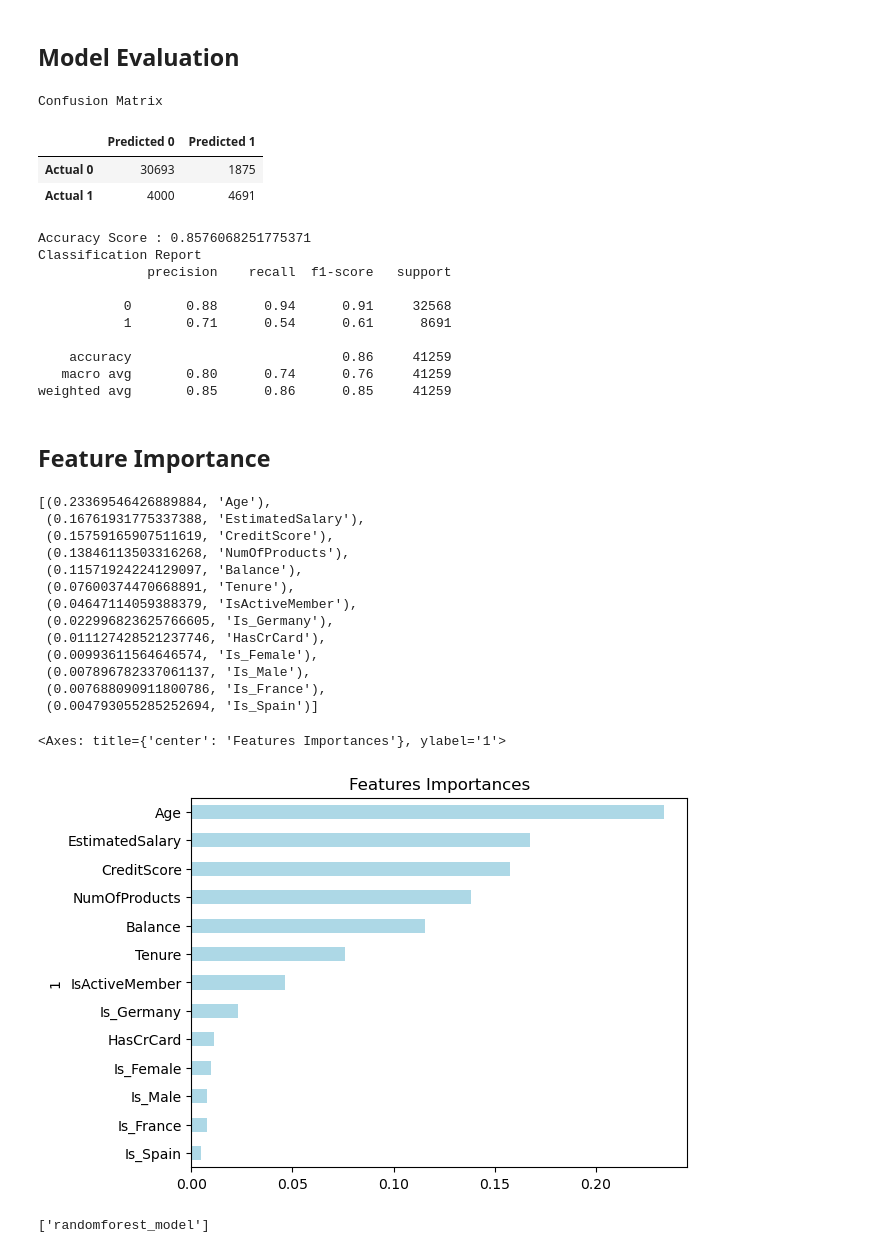
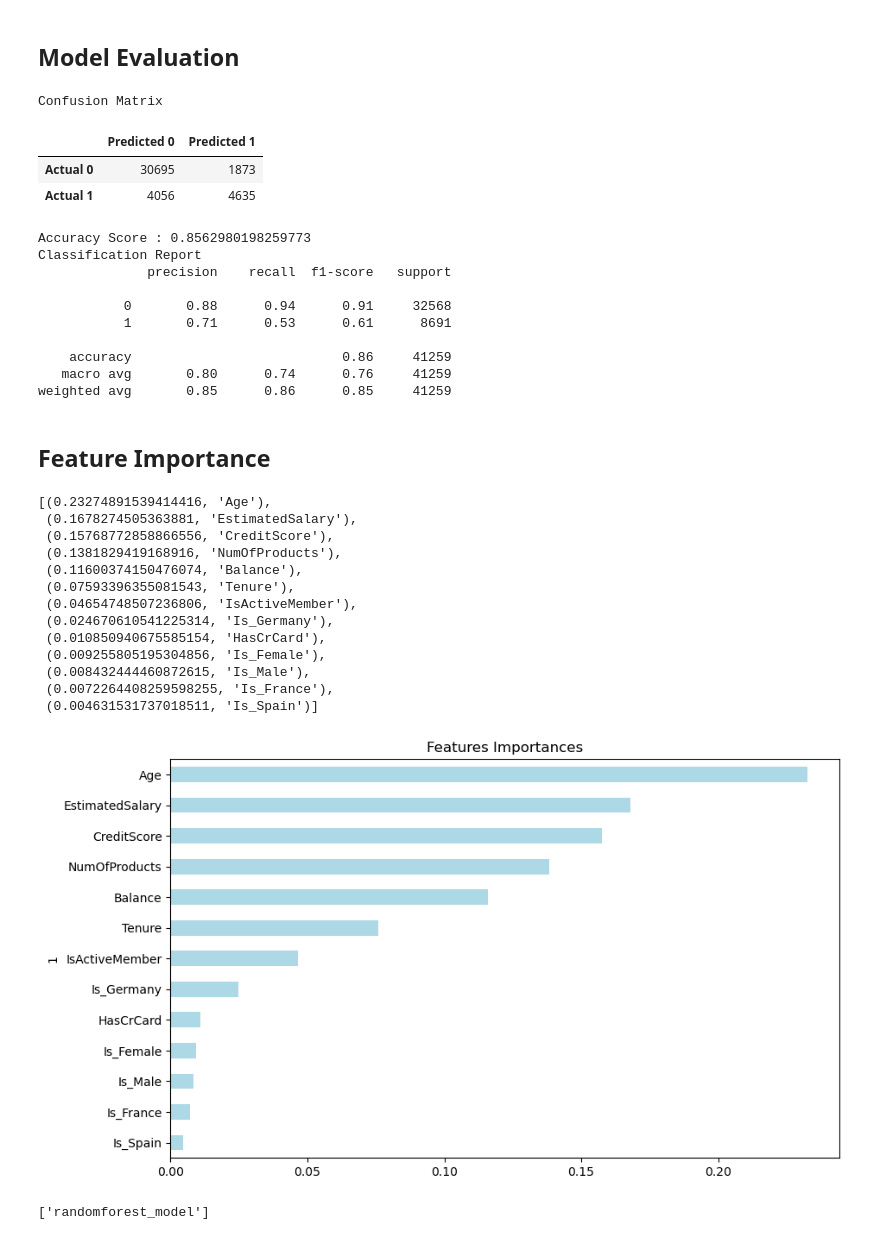
Before and after one commit to Talieh-Sh/Bank_Churn_Project, a Jupyter notebook: random_forest_model_files/bank_churn_random_forest.ipynb, the cells around one changed output. Cells and saved outputs as stored; diff of their text form; code cells hidden in the pictures.

Commit message:
experimenting_different_models

```diff
--- a/random_forest_model_files/bank_churn_random_forest.ipynb
+++ b/random_forest_model_files/bank_churn_random_forest.ipynb
@@ -133,7 +133,7 @@ X_test_scaled = X_scaler.transform(X_test)
 ## Fitting the Random Forest Model
 # %%
 # Create a random forest classifier
-rf_model = RandomForestClassifier(n_estimators=50, random_state=78)
+rf_model = RandomForestClassifier(n_estimators=25, random_state=78)
 # %%
 # Fitting the model
 rf_model = rf_model.fit(X_train_scaled, y_train)
@@ -163,14 +163,14 @@ print(classification_report(y_test, predictions))
 # %% [output]
 Confusion Matrix
 |  | Predicted 0 | Predicted 1 |
-| Actual 0 | 30693 | 1875 |
-| Actual 1 | 4000 | 4691 |
+| Actual 0 | 30695 | 1873 |
+| Actual 1 | 4056 | 4635 |
-Accuracy Score : 0.8576068251775371
+Accuracy Score : 0.8562980198259773
 Classification Report
               precision    recall  f1-score   support
 
            0       0.88      0.94      0.91     32568
-           1       0.71      0.54      0.61      8691
+           1       0.71      0.53      0.61      8691
 
     accuracy                           0.86     41259
    macro avg       0.80      0.74      0.76     41259
@@ -183,27 +198,26 @@ importances = rf_model.feature_importances_
 # We can sort the features by their importance
 sorted(zip(rf_model.feature_importances_, X.columns), reverse=True)
 # %% [output]
-[(0.23369546426889884, 'Age'),
- (0.16761931775337388, 'EstimatedSalary'),
- (0.15759165907511619, 'CreditScore'),
- (0.13846113503316268, 'NumOfProducts'),
- (0.11571924224129097, 'Balance'),
- (0.07600374470668891, 'Tenure'),
- (0.04647114059388379, 'IsActiveMember'),
- (0.022996823625766605, 'Is_Germany'),
- (0.011127428521237746, 'HasCrCard'),
- (0.00993611564646574, 'Is_Female'),
- (0.007896782337061137, 'Is_Male'),
- (0.007688090911800786, 'Is_France'),
- (0.004793055285252694, 'Is_Spain')]
+[(0.23274891539414416, 'Age'),
+ (0.1678274505363881, 'EstimatedSalary'),
+ (0.15768772858866556, 'CreditScore'),
+ (0.1381829419168916, 'NumOfProducts'),
+ (0.11600374150476074, 'Balance'),
+ (0.07593396355081543, 'Tenure'),
+ (0.04654748507236806, 'IsActiveMember'),
+ (0.024670610541225314, 'Is_Germany'),
+ (0.010850940675585154, 'HasCrCard'),
+ (0.009255805195304856, 'Is_Female'),
+ (0.008432444460872615, 'Is_Male'),
+ (0.0072264408259598255, 'Is_France'),
+ (0.004631531737018511, 'Is_Spain')]
 # %%
 # Visualize the features by importance
 importances_df = pd.DataFrame(sorted(zip(rf_model.feature_importances_, X.columns), reverse=True))
 importances_df.set_index(importances_df[1], inplace=True)
 importances_df.drop(columns=1, inplace=True)
 importances_df.rename(columns={0: 'Feature Importances'}, inplace=True)
 importances_sorted = importances_df.sort_values(by='Feature Importances')
-importances_sorted.plot(kind='barh', color='lightblue', title= 'Features Importances', legend=False)
+df_plot = importances_sorted.plot(kind='barh', color='lightblue', title= 'Features Importances', legend=False, figsize=(10, 6))
 # %% [output]
-<Axes: title={'center': 'Features Importances'}, ylabel='1'>
-[figure, old version]
+[figure, new version]
```
Also changed, not shown: parts of 4 cells of this notebook, 23 other files.
